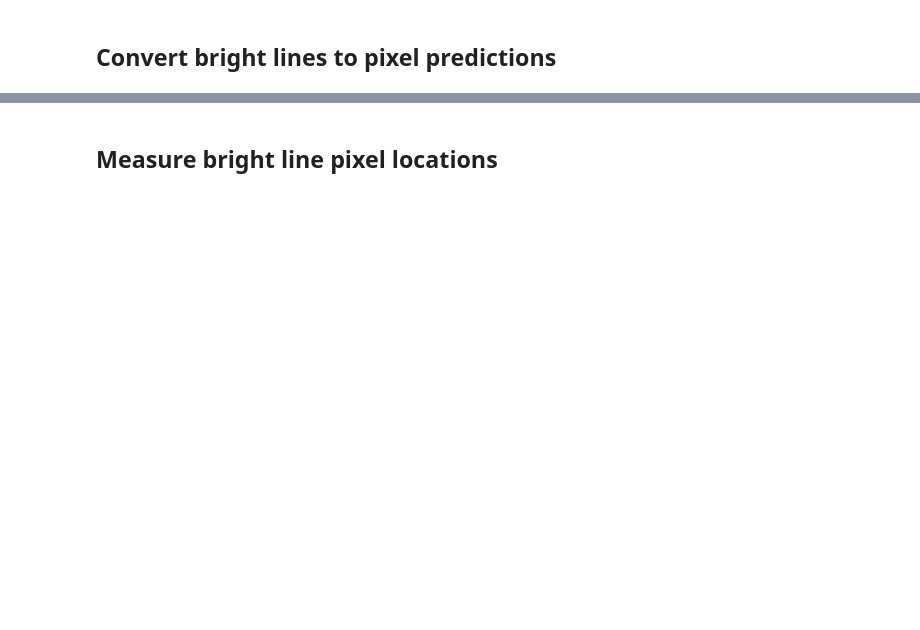
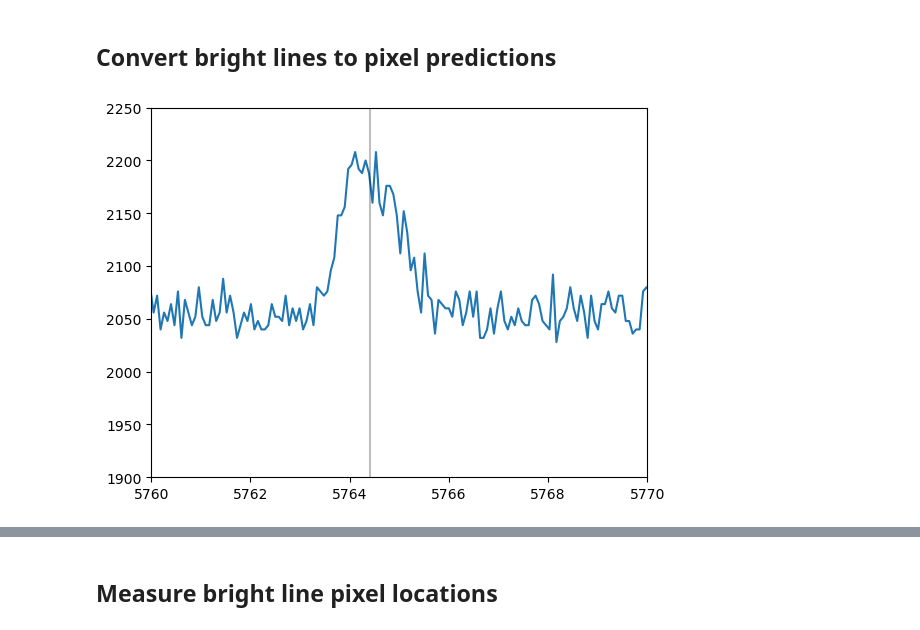
Before and after one commit to keflavich/AST4723-Public-Materials, a Jupyter notebook: spectroscopy/LongSlitReduction_WavelengthCalibration.ipynb, the cells around one changed output, grey strips where cells are left out. Drawn from its saved outputs; the diff is of its cells as text; code cells hidden in the pictures; blank space fills up the shorter version.

```diff
--- a/spectroscopy/LongSlitReduction_WavelengthCalibration.ipynb
+++ b/spectroscopy/LongSlitReduction_WavelengthCalibration.ipynb
@@ -146,8 +177,8 @@ pl.plot(wavelengths, ne_spectrum)
 # we normalize the relative intensities to match the intensity of the spectrum so we can see both on the same plot
 # since they're just relative intensities, their amplitudes are arbitrary anyway
 pl.plot(ne_wl_tbl, ne_rel_intens, 'x')
-ne_keep_final = ne_rel_intens > 5000
-pl.plot(ne_wl_tbl[ne_keep_final], ne_rel_intens[ne_keep_final], 'x')
+ne_keep_2 = ne_rel_intens > 5000
+pl.plot(ne_wl_tbl[ne_keep_2], ne_rel_intens[ne_keep_2], 'x')
 # %% [output]
 [<matplotlib.lines.Line2D at 0x...>]
 [figure]
@@ -172,3 +220,11 @@ pl.ylim(1900, 3000);
 # %%
 def inverse_polymodel(wl, xaxis=xaxis, wavelengths=wavelengths):
     return np.interp(wl, wavelengths, xaxis)
+# %%
+ne_spectrum = ne_image[1200,:]
+pl.plot(wavelengths, ne_spectrum)
+pl.vlines(neon_lines['Observed'][ne_keep_2], 0, 62500, 'k', alpha=0.25)
+pl.ylim(1900, 2250);
+pl.xlim(5760, 5770);
+# %% [output]
+[figure, added]
```
Also changed, not shown: parts of 72 cells of this notebook, 14 other files.
